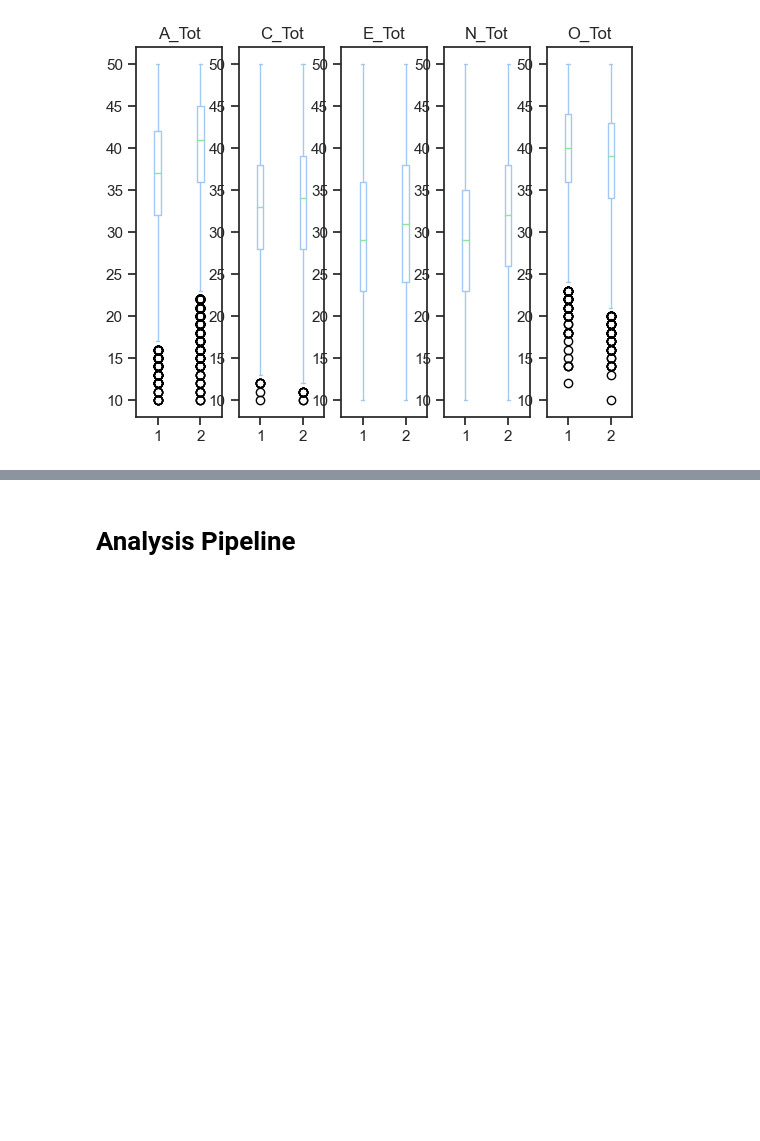
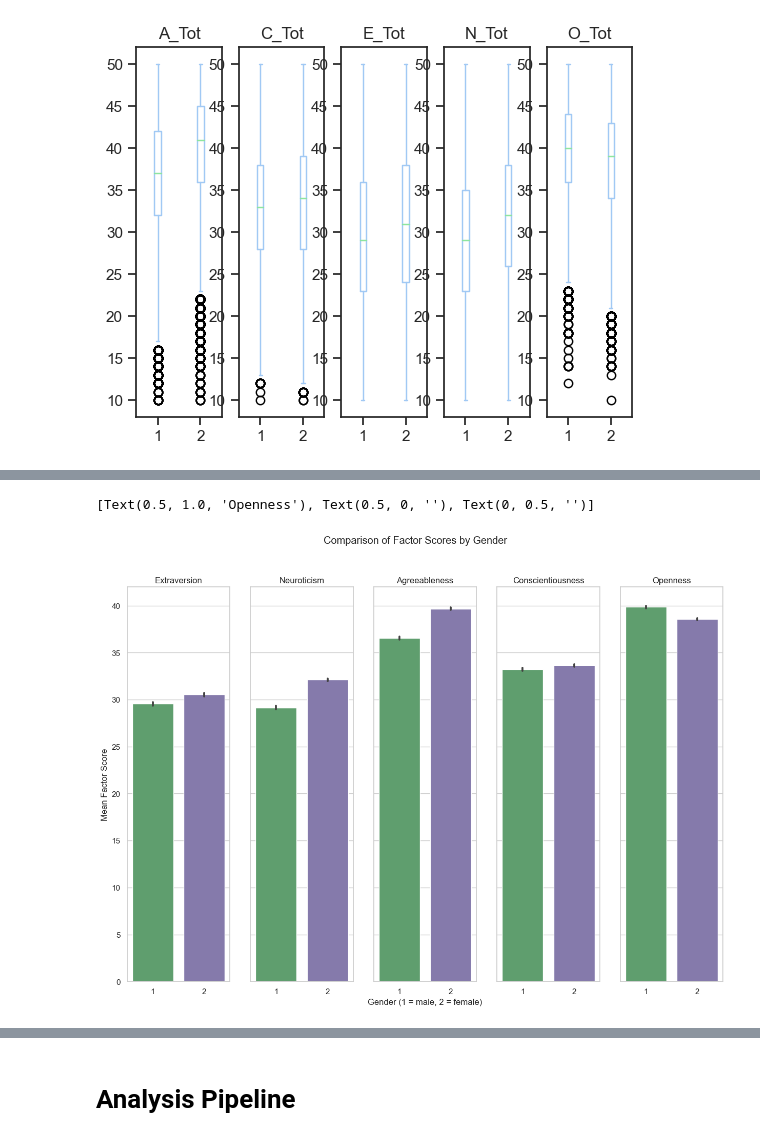
Before and after one commit to ubco-W2022T1-cosc301/project-group23, a Jupyter notebook: notebooks/analysis2.ipynb, the cells around one changed output, grey strips where cells are left out. Cells and saved outputs as stored; diff of their text form; code cells hidden in the pictures; blank space fills up the shorter version.

```diff
--- a/notebooks/analysis2.ipynb
+++ b/notebooks/analysis2.ipynb
@@ -396 +405,22 @@ dat_reduced.hist()
+# %%
+fig, axes = plt.subplots(1, 5, figsize=(15, 10),sharex=True, sharey = True)
+fig.suptitle('Comparison of Factor Scores by Gender')
+#sb.set_theme('notebook', "whitegrid")
+
+sb.barplot(ax=axes[0],x="gender", y = "E_Tot", palette=["g", "m"],
+            data=dat_reduced_g).set(title = "Extraversion", xlabel = "", ylabel = "Mean Factor Score")
+sb.barplot(ax=axes[1],x="gender", y = "N_Tot", palette=["g", "m"],
+            data=dat_reduced_g).set(title = "Neuroticism", xlabel = "", ylabel = "")
+sb.barplot(ax=axes[2],x="gender", y = "A_Tot", palette=["g", "m"],
+            data=dat_reduced_g).set(title = "Agreeableness", xlabel = "Gender (1 = male, 2 = female)", ylabel = "")
+sb.barplot(ax=axes[3],x="gender", y = "C_Tot", palette=["g", "m"],
+            data=dat_reduced_g).set(title = "Conscientiousness", xlabel = "", ylabel = "")
+sb.barplot(ax=axes[4],x="gender", y = "O_Tot", palette=["g", "m"],
+            data=dat_reduced_g).set(title = "Openness", xlabel = "", ylabel = "")
+
+#Bar plot showing comparison of mean factor scores, by gender.
+#Want to reduce space between y axis ticks but cannot figure it out
+# %% [output]
+[Text(0.5, 1.0, 'Openness'), Text(0.5, 0, ''), Text(0, 0.5, '')]
+[figure, added]
 # %%
```
Also changed, not shown: parts of 15 cells of this notebook.
